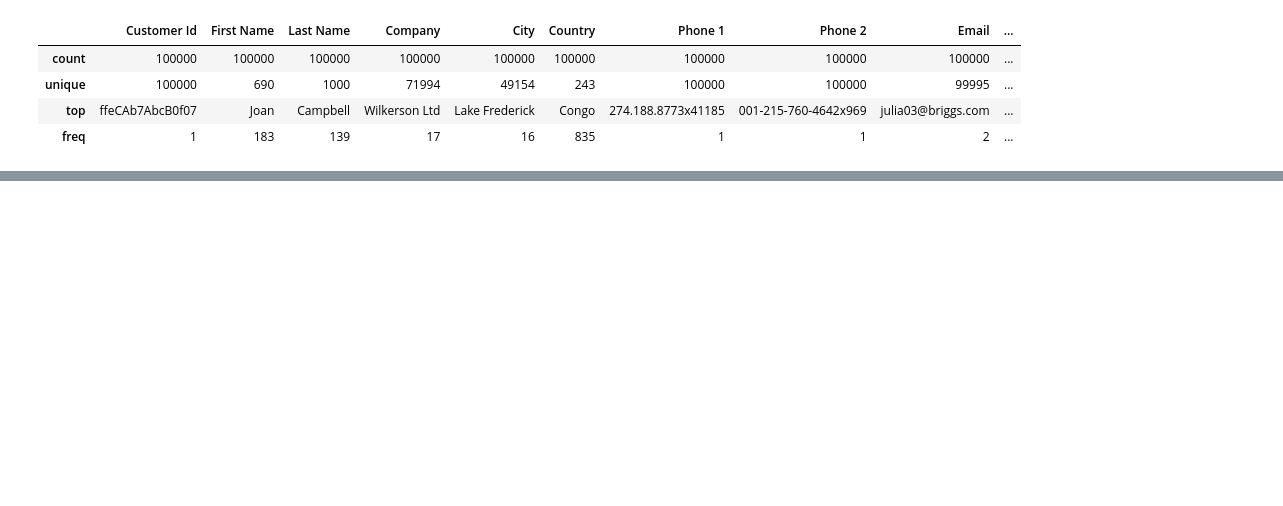
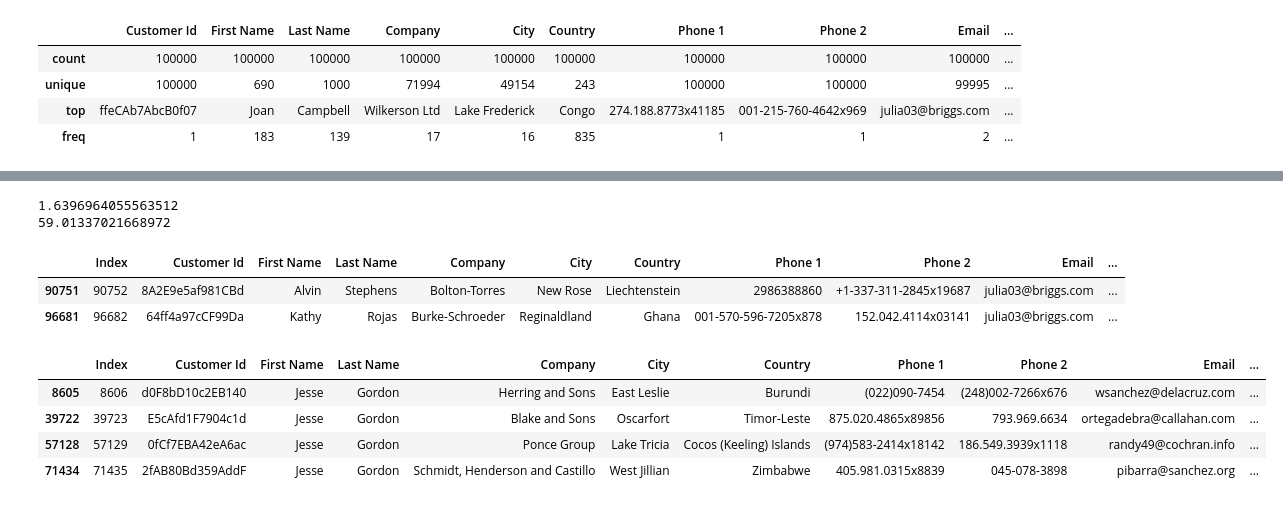
Before and after one commit to ivandityap/SPX-AI_Solution_Engineer-Test, a Jupyter notebook: Coding-01.ipynb, the cells around one changed output, grey strips where cells are left out. Cells and saved outputs as stored; diff of their text form; code cells hidden in the pictures; blank space fills up the shorter version.

```diff
--- a/Coding-01.ipynb
+++ b/Coding-01.ipynb
@@ -76,0 +97,22 @@ TypeError: '>' not supported between instances of 'str' and 'int'
+# %%
+y1 = ((topn_subscriptionyear_value[0] - topn_subscriptionyear_value[1])/topn_subscriptionyear_value[0])*100
+y2 = ((topn_subscriptionyear_value[1] - topn_subscriptionyear_value[2])/topn_subscriptionyear_value[1])*100
+print(y1)
+print(y2)
+# %% [output]
+1.6396964055563512
+59.01337021668972
+# %%
+df.loc[df["Email"]=="julia03@briggs.com"]
+# %% [output]
+|  | Index | Customer Id | First Name | Last Name | Company | City | Country | Phone 1 | Phone 2 | Email | ... |
+| 90751 | 90752 | 8A2E9e5af981CBd | Alvin | Stephens | Bolton-Torres | New Rose | Liechtenstein | 2986388860 | +1-337-311-2845x19687 | julia03@briggs.com | ... |
+| 96681 | 96682 | 64ff4a97cCF99Da | Kathy | Rojas | Burke-Schroeder | Reginaldland | Ghana | 001-570-596-7205x878 | 152.042.4114x03141 | julia03@briggs.com | ... |
+# %%
+df.loc[df["Full Name"]=="Jesse Gordon"]
+# %% [output]
+|  | Index | Customer Id | First Name | Last Name | Company | City | Country | Phone 1 | Phone 2 | Email | ... |
+| 8605 | 8606 | d0F8bD10c2EB140 | Jesse | Gordon | Herring and Sons | East Leslie | Burundi | (022)090-7454 | (248)002-7266x676 | wsanchez@delacruz.com | ... |
+| 39722 | 39723 | E5cAfd1F7904c1d | Jesse | Gordon | Blake and Sons | Oscarfort | Timor-Leste | 875.020.4865x89856 | 793.969.6634 | ortegadebra@callahan.com | ... |
+| 57128 | 57129 | 0fCf7EBA42eA6ac | Jesse | Gordon | Ponce Group | Lake Tricia | Cocos (Keeling) Islands | (974)583-2414x18142 | 186.549.3939x1118 | randy49@cochran.info | ... |
+| 71434 | 71435 | 2fAB80Bd359AddF | Jesse | Gordon | Schmidt, Henderson and Castillo | West Jillian | Zimbabwe | 405.981.0315x8839 | 045-078-3898 | pibarra@sanchez.org | ... |
```
Also changed, not shown: parts of 17 cells of this notebook.
